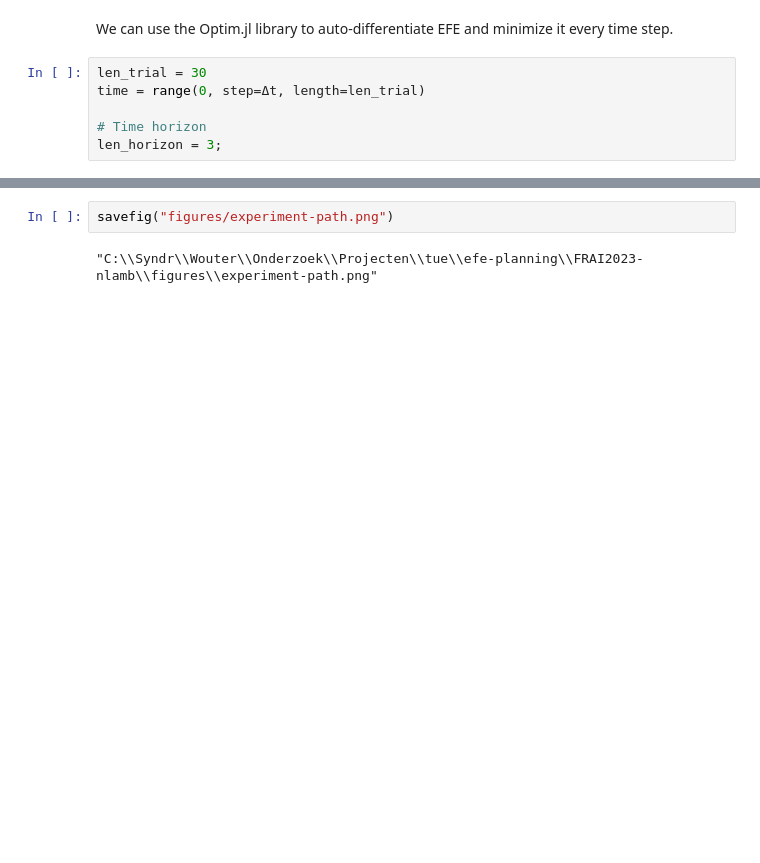
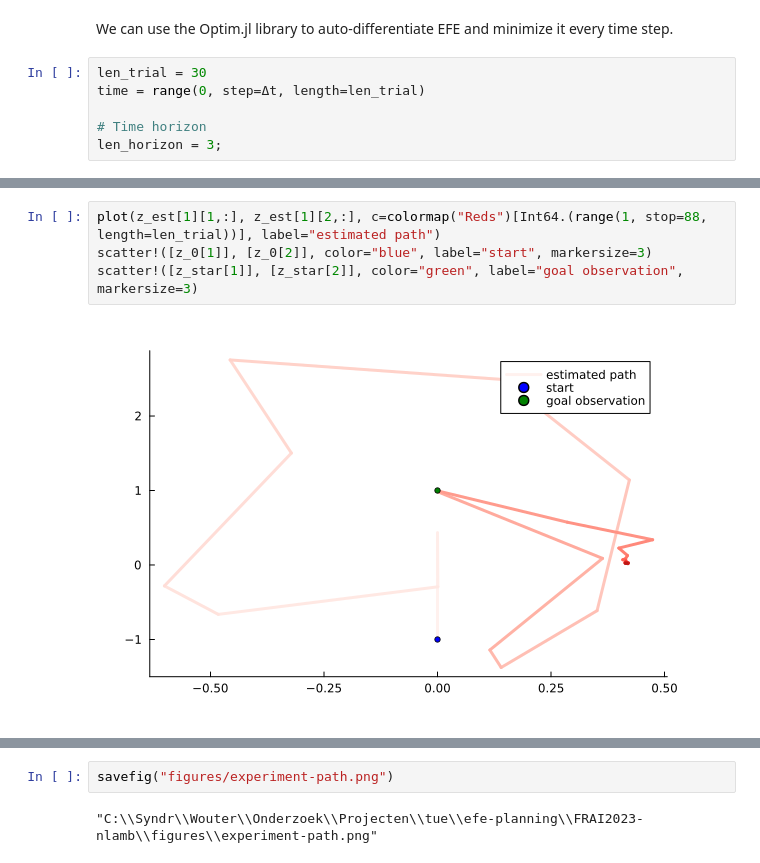
Before and after one commit to biaslab/IWAI2024-ambiguity, a Jupyter notebook: NLA-botnav-trilateration.ipynb, the cells around one changed output, grey strips where cells are left out. Saved outputs shown, nothing was run; the diff lists cells and outputs as text; blank space fills up the shorter version.

```diff
--- a/NLA-botnav-trilateration.ipynb
+++ b/NLA-botnav-trilateration.ipynb
@@ -395,2 +424,8 @@ end
+# %%
+plot(z_est[1][1,:], z_est[1][2,:], c=colormap("Reds")[Int64.(range(1, stop=88, length=len_trial))], label="estimated path")
+scatter!([z_0[1]], [z_0[2]], color="blue", label="start", markersize=3)
+scatter!([z_star[1]], [z_star[2]], color="green", label="goal observation", markersize=3)
+# %% [output]
+[figure, added]
 # %%
 p301 = plot(size=(600,600), aspect_ratio=:equal, ylabel="Position", xlabel="Time [s]")
```
Also changed, not shown: parts of 7 cells of this notebook, 1 other file.
